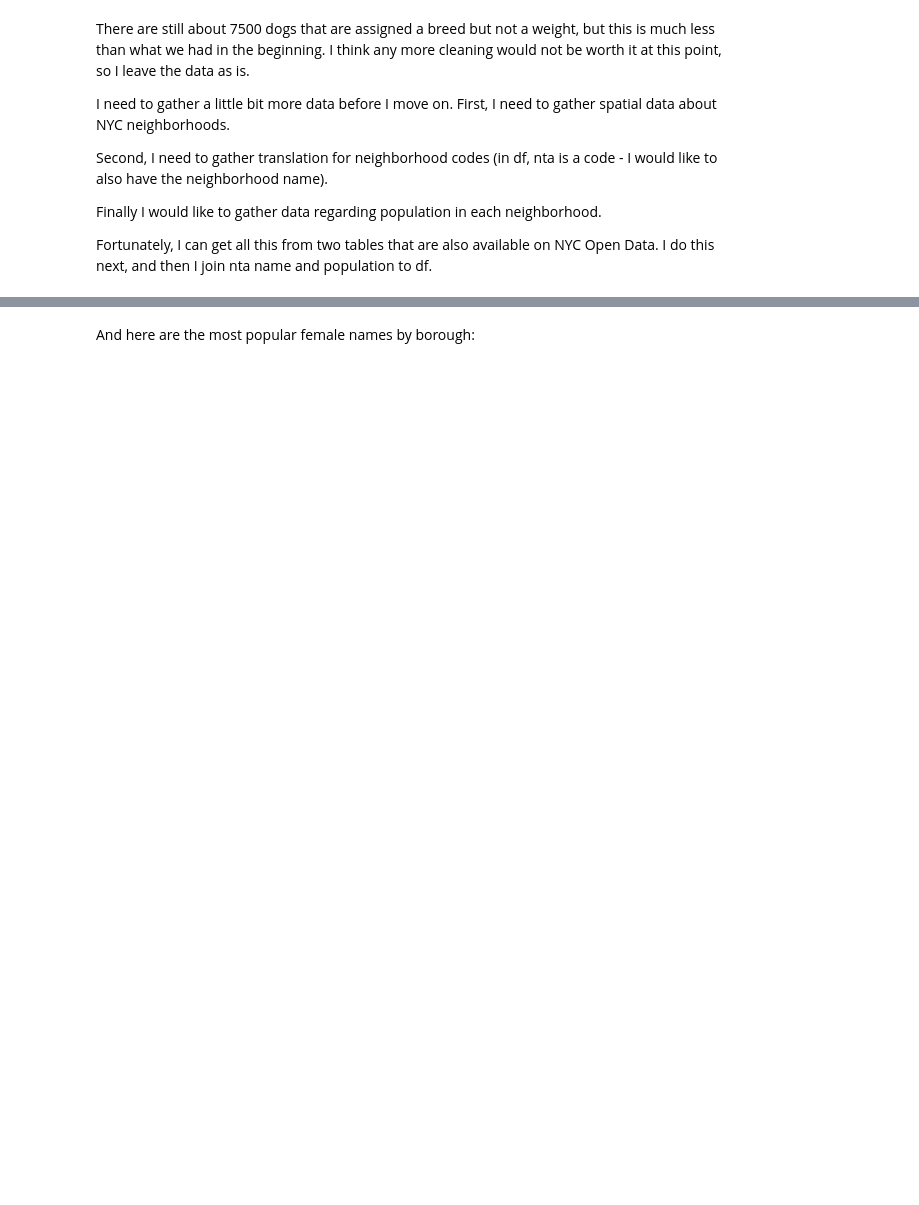
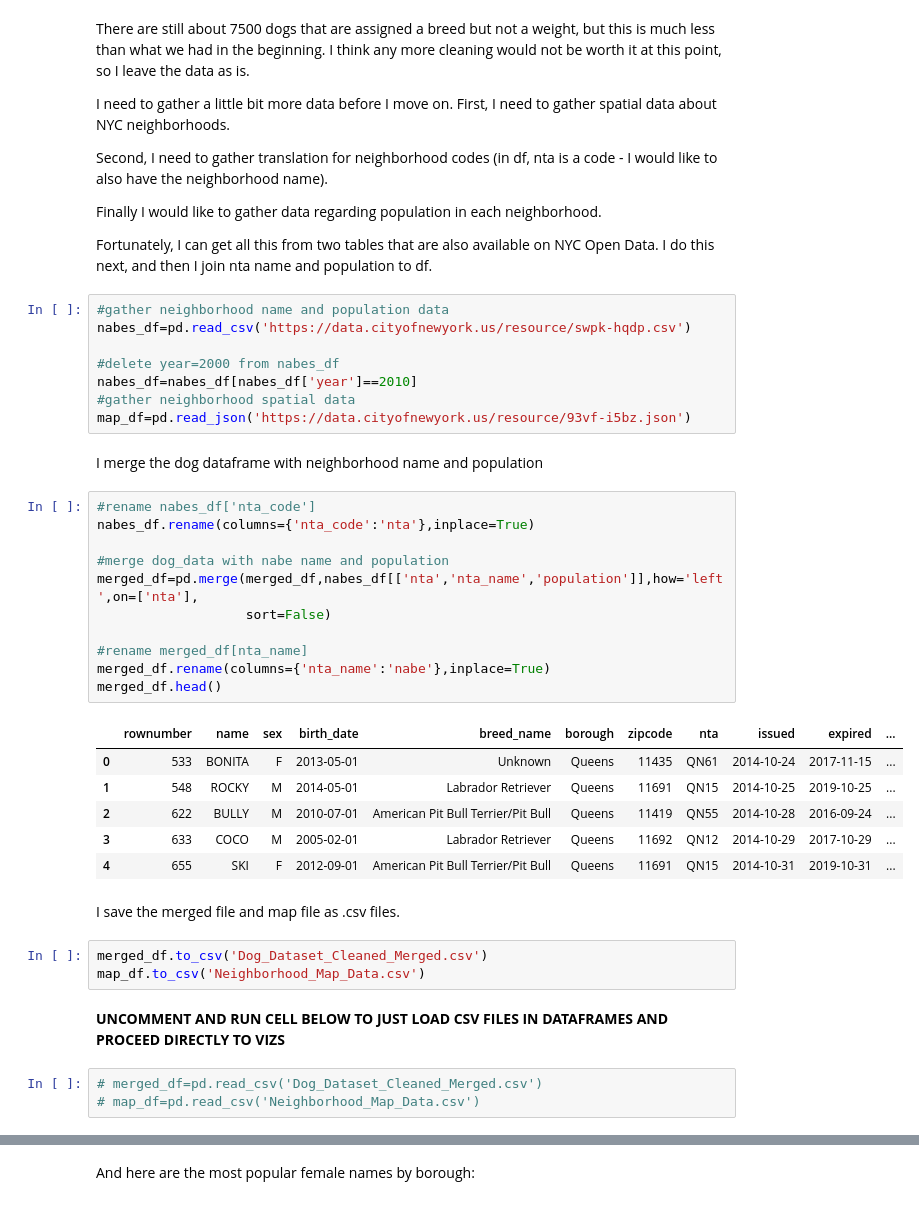
Before and after one commit to bogdanrabanca/pet_project, a Jupyter notebook: pet_project.ipynb, the cells around one changed output, grey strips where cells are left out. Cells and saved outputs as stored; diff of their text form; blank space fills up the shorter version.

```diff
--- a/pet_project.ipynb
+++ b/pet_project.ipynb
@@ -495,6 +505,44 @@ Second, I need to gather translation for neighborhood codes (in df, nta is a cod
 Finally I would like to gather data regarding population in each neighborhood.
 
 Fortunately, I can get all this from two tables that are also available on NYC Open Data. I do this next, and then I join nta name and population to df.
+# %%
+#gather neighborhood name and population data
+nabes_df=pd.read_csv('https://data.cityofnewyork.us/resource/swpk-hqdp.csv')
+
+#delete year=2000 from nabes_df
+nabes_df=nabes_df[nabes_df['year']==2010]
+#gather neighborhood spatial data
+map_df=pd.read_json('https://data.cityofnewyork.us/resource/93vf-i5bz.json')
+# %% [markdown]
+I merge the dog dataframe with neighborhood name and population
+# %%
+#rename nabes_df['nta_code']
+nabes_df.rename(columns={'nta_code':'nta'},inplace=True)
+
+#merge dog_data with nabe name and population
+merged_df=pd.merge(merged_df,nabes_df[['nta','nta_name','population']],how='left',on=['nta'],
+                   sort=False)
+
+#rename merged_df[nta_name]
+merged_df.rename(columns={'nta_name':'nabe'},inplace=True)
+merged_df.head()
+# %% [output]
+|  | rownumber | name | sex | birth_date | breed_name | borough | zipcode | nta | issued | expired | ... |
+| 0 | 533 | BONITA | F | 2013-05-01 | Unknown | Queens | 11435 | QN61 | 2014-10-24 | 2017-11-15 | ... |
+| 1 | 548 | ROCKY | M | 2014-05-01 | Labrador Retriever | Queens | 11691 | QN15 | 2014-10-25 | 2019-10-25 | ... |
+| 2 | 622 | BULLY | M | 2010-07-01 | American Pit Bull Terrier/Pit Bull | Queens | 11419 | QN55 | 2014-10-28 | 2016-09-24 | ... |
+| 3 | 633 | COCO | M | 2005-02-01 | Labrador Retriever | Queens | 11692 | QN12 | 2014-10-29 | 2017-10-29 | ... |
+| 4 | 655 | SKI | F | 2012-09-01 | American Pit Bull Terrier/Pit Bull | Queens | 11691 | QN15 | 2014-10-31 | 2019-10-31 | ... |
+# %% [markdown]
+I save the merged file and map file as .csv files.
+# %%
+merged_df.to_csv('Dog_Dataset_Cleaned_Merged.csv')
+map_df.to_csv('Neighborhood_Map_Data.csv')
+# %% [markdown]
+**UNCOMMENT AND RUN CELL BELOW TO JUST LOAD CSV FILES IN DATAFRAMES AND PROCEED DIRECTLY TO VIZS**
+# %%
+# merged_df=pd.read_csv('Dog_Dataset_Cleaned_Merged.csv')
+# map_df=pd.read_csv('Neighborhood_Map_Data.csv')
 # %% [markdown]
 
 
```
Also changed, not shown: parts of 27 cells of this notebook.
